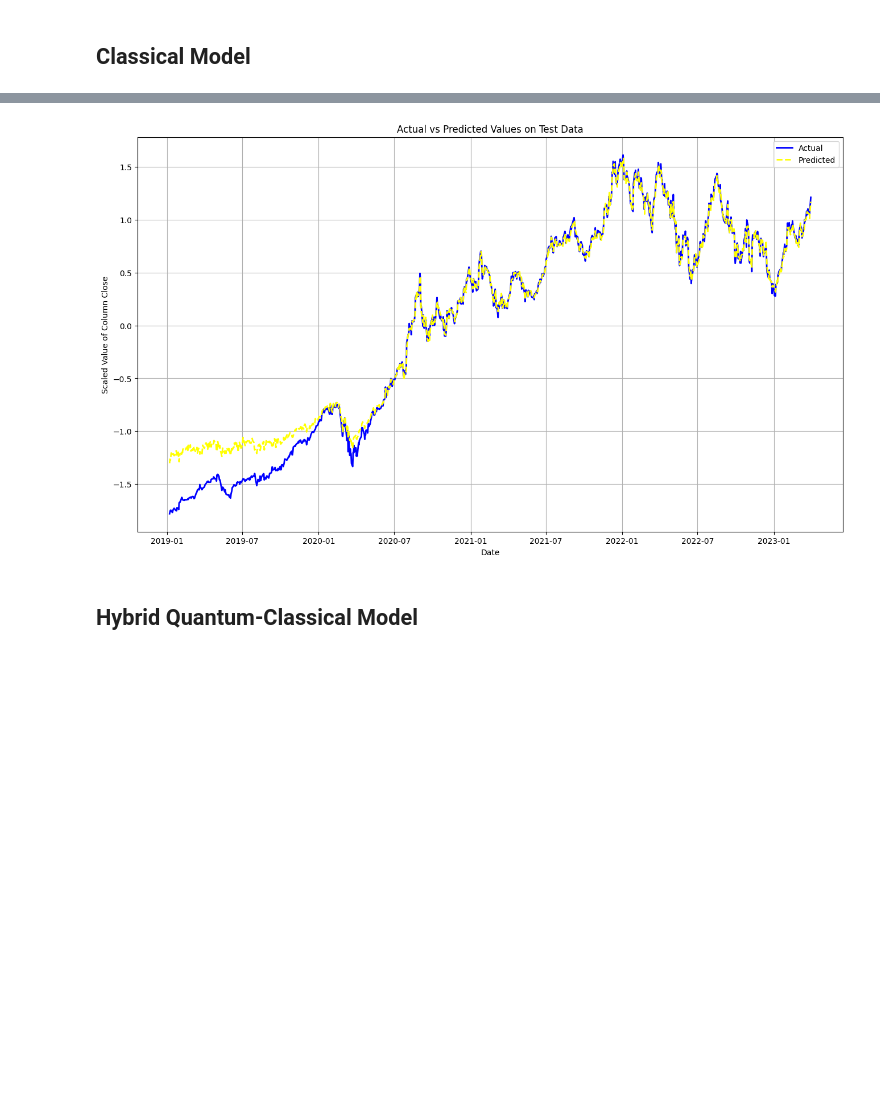
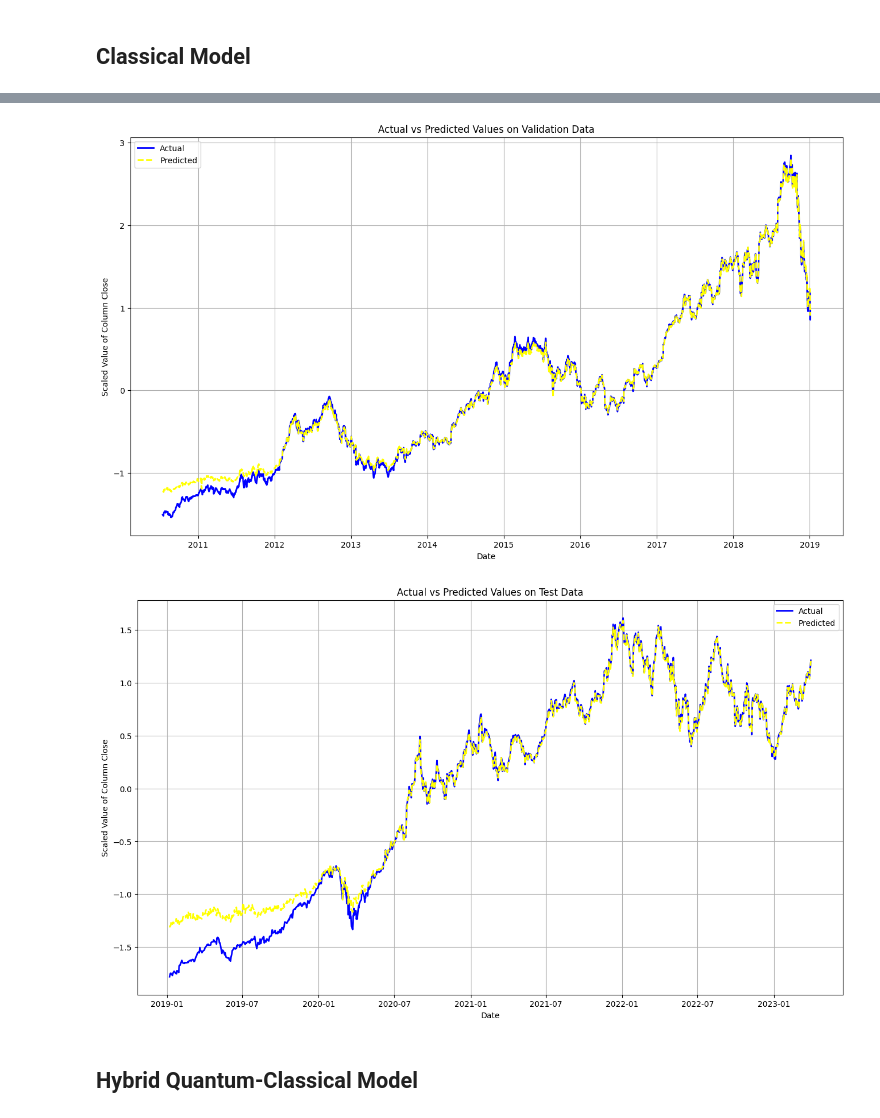
Before and after one commit to Ivan-Sergeyev/qml-time-series, a Jupyter notebook: src/qml_time_series.ipynb, the cells around one changed output, grey strips where cells are left out. Drawn from its saved outputs; the diff is of its cells as text; code cells hidden in the pictures; blank space fills up the shorter version.

```diff
--- a/src/qml_time_series.ipynb
+++ b/src/qml_time_series.ipynb
@@ -861,8 +871,13 @@ plot_actual_vs_predicted('Train', train_data, train_y, model.predict(train_X))
+# %%
+# Compare model's predictions with validation labels
+plot_values_comparison('Validation', val_data['Date'], val_X, val_y, models[lstm_model_name].prediction_val)
+# %% [output]
+[figure, added]
 # %%
 # Compare model's predictions with test labels
-plot_actual_vs_predicted('Test', test_data, test_y, predictions)
+plot_values_comparison('Test', test_data['Date'], test_X, test_y, models[lstm_model_name].prediction_test)
 # %% [output]
-[figure, old version]
+[figure, new version]
 # %% [markdown]
 ## Hybrid Quantum-Classical Model
 # %% [markdown]
```
Also changed, not shown: parts of 50 cells of this notebook.
